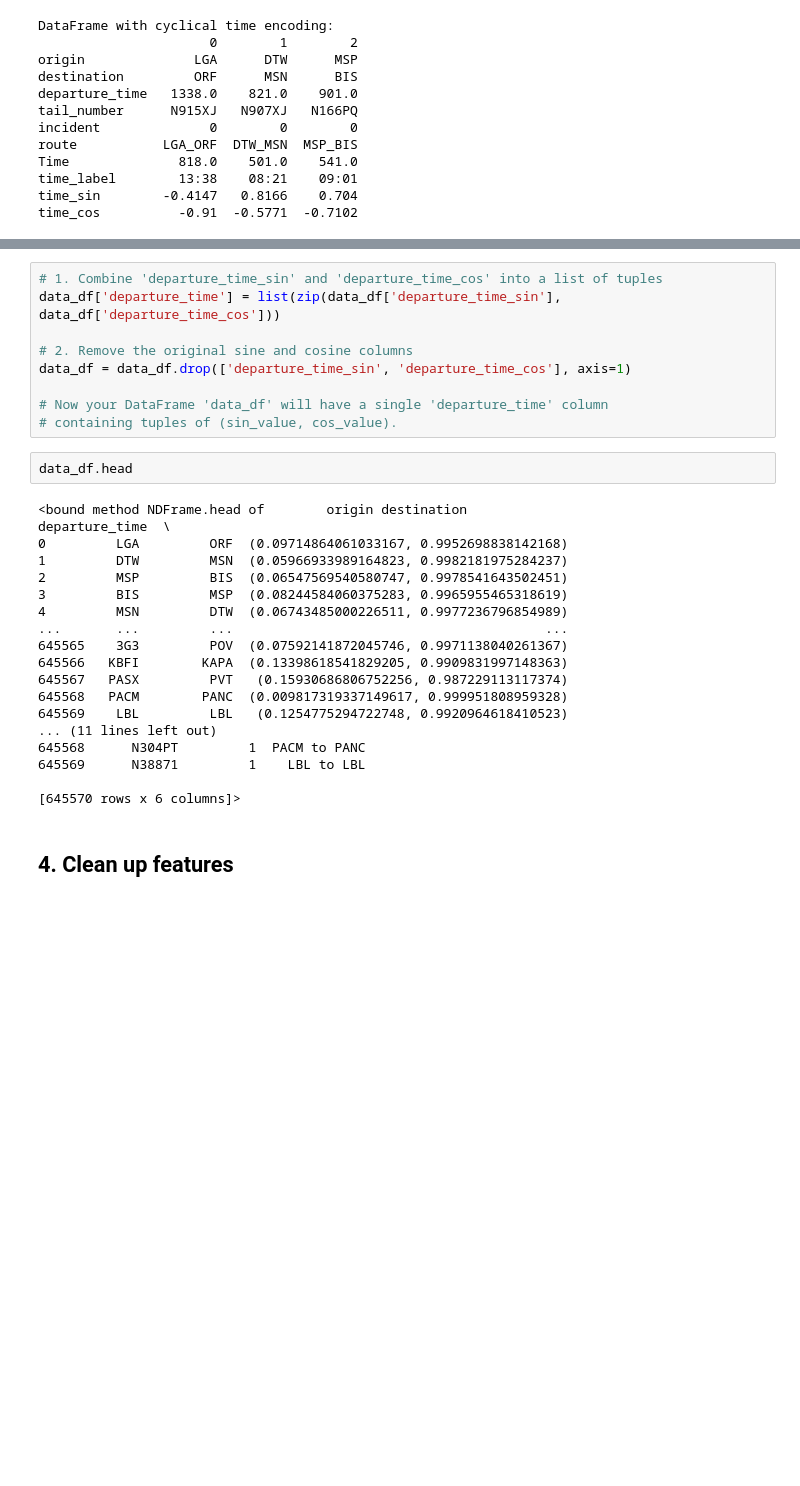
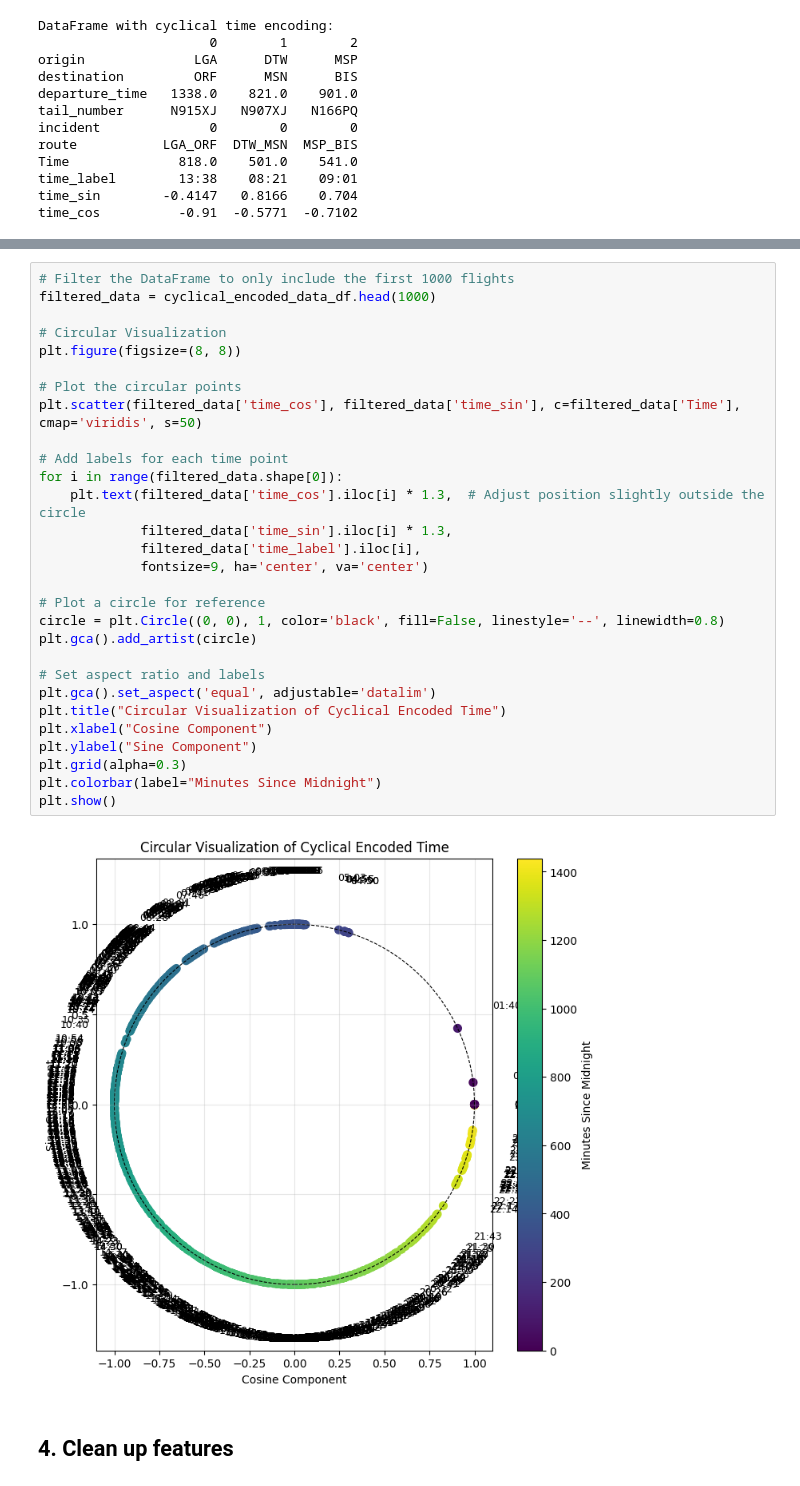
Before and after one commit to 4GeeksAcademy/maps-aviation_final_project, a Jupyter notebook: src/Madesh_02.ipynb, the cells around one changed output, grey strips where cells are left out. Cells and saved outputs as stored; diff of their text form; blank space fills up the shorter version.

```diff
--- a/src/Madesh_02.ipynb
+++ b/src/Madesh_02.ipynb
@@ -215,32 +215,34 @@ plt.show()
-# %%
-# 1. Combine 'departure_time_sin' and 'departure_time_cos' into a list of tuples
-data_df['departure_time'] = list(zip(data_df['departure_time_sin'], data_df['departure_time_cos']))
-
-# 2. Remove the original sine and cosine columns
-data_df = data_df.drop(['departure_time_sin', 'departure_time_cos'], axis=1)
-
-# Now your DataFrame 'data_df' will have a single 'departure_time' column
-# containing tuples of (sin_value, cos_value).
-# %%
-data_df.head
-# %% [output]
-<bound method NDFrame.head of        origin destination                             departure_time  \
-0         LGA         ORF  (0.09714864061033167, 0.9952698838142168)
-1         DTW         MSN  (0.05966933989164823, 0.9982181975284237)
-2         MSP         BIS  (0.06547569540580747, 0.9978541643502451)
-3         BIS         MSP  (0.08244584060375283, 0.9965955465318619)
-4         MSN         DTW  (0.06743485000226511, 0.9977236796854989)
-...       ...         ...                                        ...
-645565    3G3         POV  (0.07592141872045746, 0.9971138040261367)
-645566   KBFI        KAPA  (0.13398618541829205, 0.9909831997148363)
-645567   PASX         PVT   (0.15930686806752256, 0.987229113117374)
-645568   PACM        PANC  (0.009817319337149617, 0.999951808959328)
-645569    LBL         LBL   (0.1254775294722748, 0.9920964618410523)
-... (11 lines left out)
-645568      N304PT         1  PACM to PANC
-645569      N38871         1    LBL to LBL
-
-[645570 rows x 6 columns]>
+# %%
+# Filter the DataFrame to only include the first 1000 flights
+filtered_data = cyclical_encoded_data_df.head(1000)
+
+# Circular Visualization
+plt.figure(figsize=(8, 8))
+
+# Plot the circular points
+plt.scatter(filtered_data['time_cos'], filtered_data['time_sin'], c=filtered_data['Time'], cmap='viridis', s=50)
+
+# Add labels for each time point
+for i in range(filtered_data.shape[0]):
+    plt.text(filtered_data['time_cos'].iloc[i] * 1.3,  # Adjust position slightly outside the circle
+             filtered_data['time_sin'].iloc[i] * 1.3,
+             filtered_data['time_label'].iloc[i],
+             fontsize=9, ha='center', va='center')
+
+# Plot a circle for reference
+circle = plt.Circle((0, 0), 1, color='black', fill=False, linestyle='--', linewidth=0.8)
+plt.gca().add_artist(circle)
+
+# Set aspect ratio and labels
+plt.gca().set_aspect('equal', adjustable='datalim')
+plt.title("Circular Visualization of Cyclical Encoded Time")
+plt.xlabel("Cosine Component")
+plt.ylabel("Sine Component")
+plt.grid(alpha=0.3)
+plt.colorbar(label="Minutes Since Midnight")
+plt.show()
+# %% [output]
+[figure, added]
 # %% [markdown]
 ## 4. Clean up features
 # %%
```
Also changed, not shown: parts of 1 cell of this notebook.
